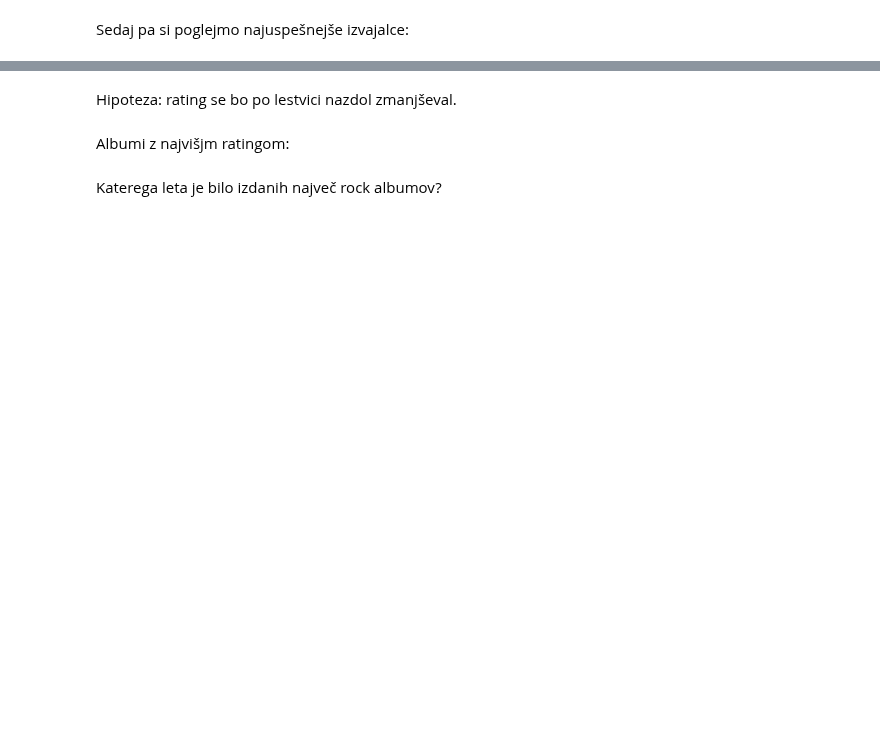
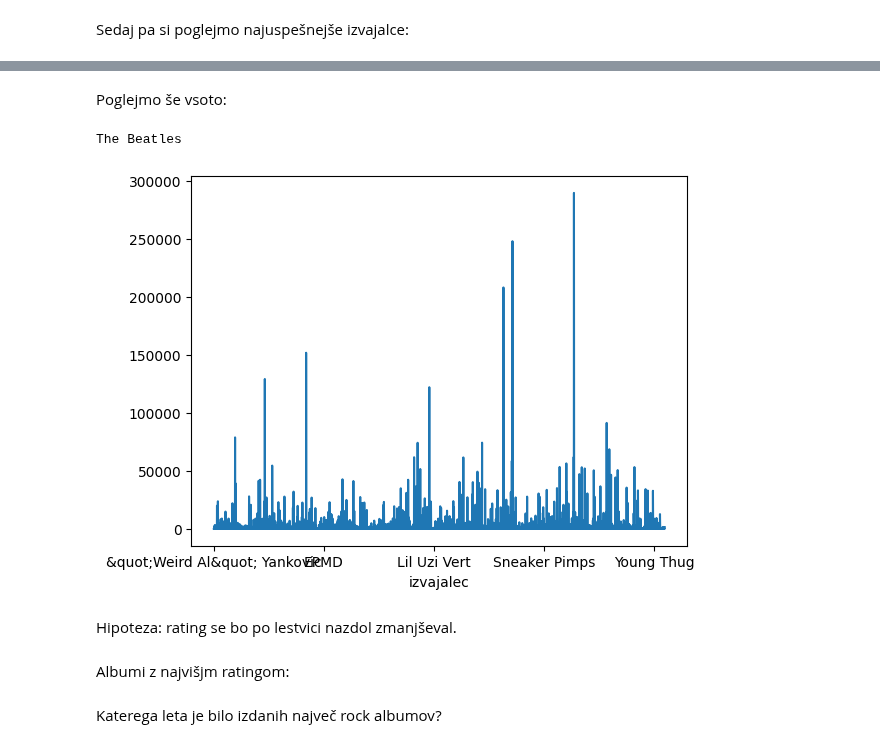
Before and after one commit to filiperznoznik/Seminarska_UVP, a Jupyter notebook: analiza_podatkov.ipynb, the cells around one changed output, grey strips where cells are left out. Drawn from its saved outputs; the diff is of its cells as text; code cells hidden in the pictures; blank space fills up the shorter version.

```diff
--- a/analiza_podatkov.ipynb
+++ b/analiza_podatkov.ipynb
@@ -50,3 +68,14 @@ Sedaj pa si poglejmo najuspešnejše izvajalce:
+# %% [markdown]
+Poglejmo še vsoto:
+# %%
+kopija1 = df[["izvajalec", "rank_score"]].copy()
+izvajalci = kopija1.groupby("izvajalec")["rank_score"].sum()
+izvajalci.plot(x=izvajalci.index, y=izvajalci.values)
+najuspesnejsi = izvajalci.idxmax()
+print(najuspesnejsi)
+# %% [output]
+The Beatles
+[figure, added]
 # %% [markdown]
 Hipoteza: rating se bo po lestvici nazdol zmanjševal.
 # %% [markdown]
```
Also changed, not shown: parts of 3 cells of this notebook, 1 other file.
